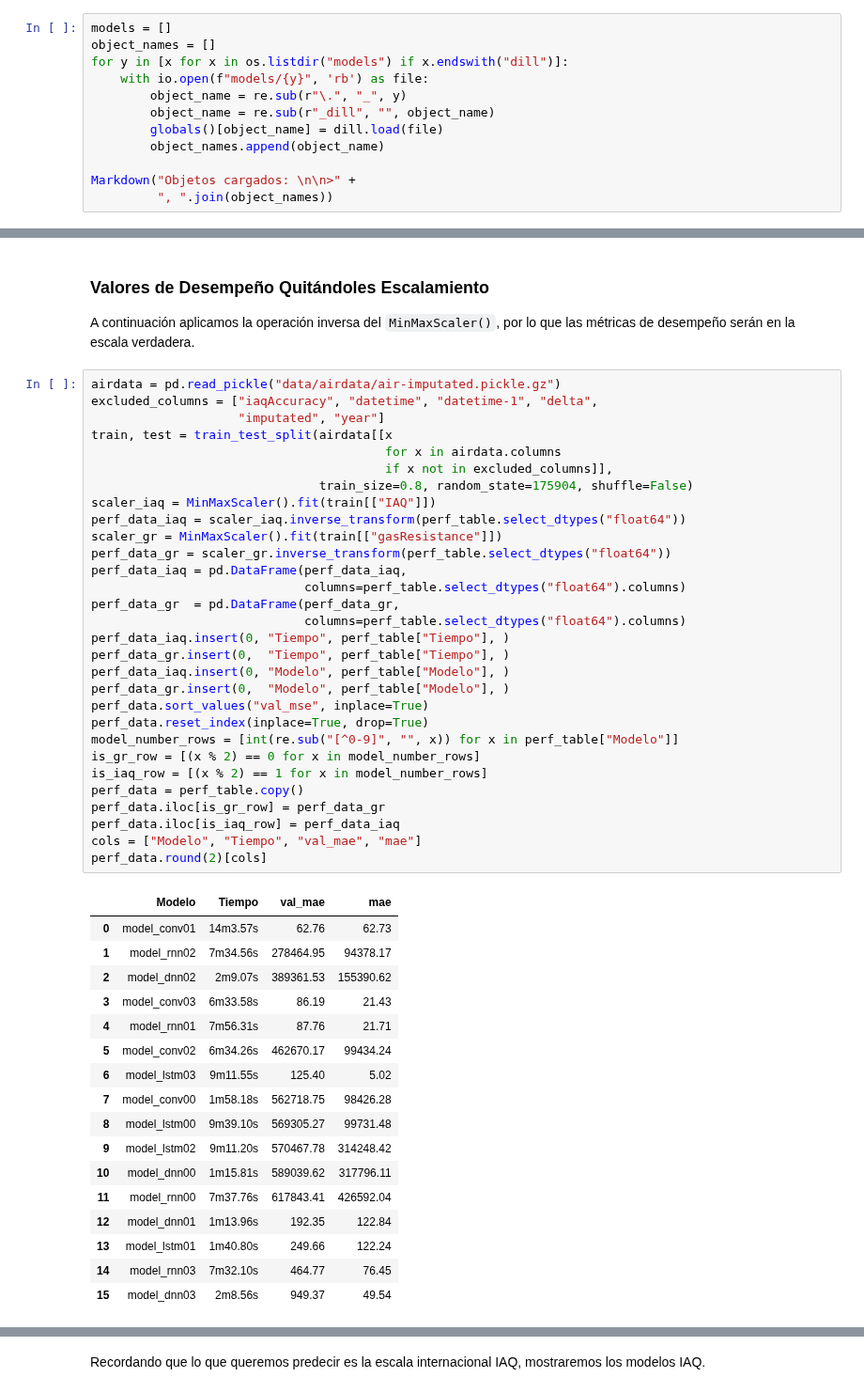
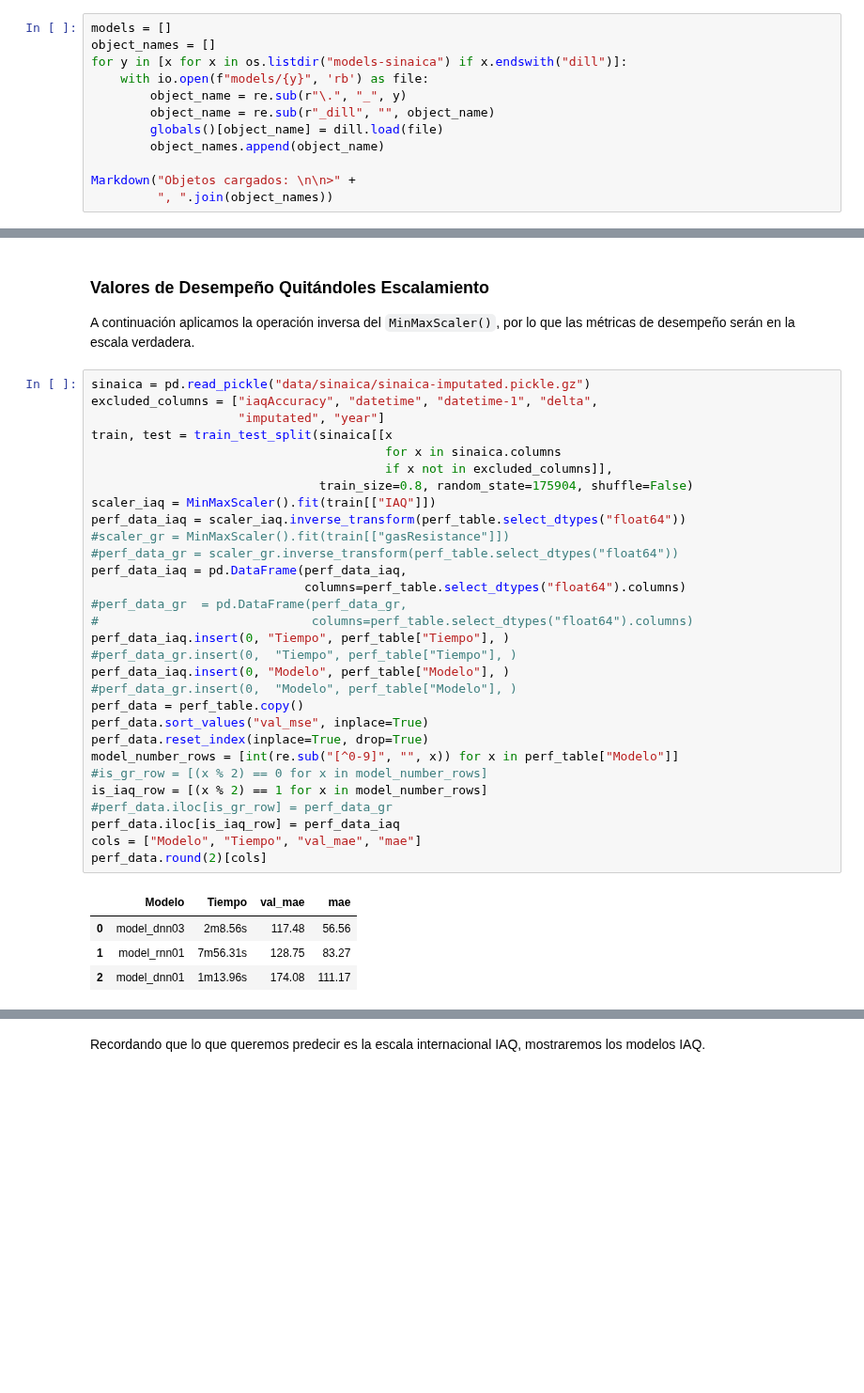
Before and after one commit to philwebsurfer/dlfinal, a Jupyter notebook: proyectofinal03_sensor-sinaica.ipynb, the cells around one changed output, grey strips where cells are left out. Shown at 94% size. Saved outputs shown, nothing was run; the diff lists cells and outputs as text; blank space fills up the shorter version.

```diff
--- a/proyectofinal03_sensor-sinaica.ipynb
+++ b/proyectofinal03_sensor-sinaica.ipynb
@@ -26,7 +26,7 @@ from sklearn.model_selection import train_test_split
 # %%
 models = []
 object_names = []
-for y in [x for x in os.listdir("models") if x.endswith("dill")]:
+for y in [x for x in os.listdir("models-sinaica") if x.endswith("dill")]:
     with io.open(f"models/{y}", 'rb') as file:
         object_name = re.sub(r"\.", "_", y)
         object_name = re.sub(r"_dill", "", object_name)
@@ -239,51 +226,38 @@ perf_table.round(4)
 
 A continuación aplicamos la operación inversa del `MinMaxScaler()`, por lo que las métricas de desempeño serán en la escala verdadera.
 # %%
-airdata = pd.read_pickle("data/airdata/air-imputated.pickle.gz")
+sinaica = pd.read_pickle("data/sinaica/sinaica-imputated.pickle.gz")
 excluded_columns = ["iaqAccuracy", "datetime", "datetime-1", "delta",
                     "imputated", "year"]
-train, test = train_test_split(airdata[[x
-                                        for x in airdata.columns
+train, test = train_test_split(sinaica[[x
+                                        for x in sinaica.columns
                                         if x not in excluded_columns]],
                                train_size=0.8, random_state=175904, shuffle=False)
 scaler_iaq = MinMaxScaler().fit(train[["IAQ"]])
 perf_data_iaq = scaler_iaq.inverse_transform(perf_table.select_dtypes("float64"))
-scaler_gr = MinMaxScaler().fit(train[["gasResistance"]])
-perf_data_gr = scaler_gr.inverse_transform(perf_table.select_dtypes("float64"))
+#scaler_gr = MinMaxScaler().fit(train[["gasResistance"]])
+#perf_data_gr = scaler_gr.inverse_transform(perf_table.select_dtypes("float64"))
 perf_data_iaq = pd.DataFrame(perf_data_iaq,
                              columns=perf_table.select_dtypes("float64").columns)
-perf_data_gr  = pd.DataFrame(perf_data_gr,
-                             columns=perf_table.select_dtypes("float64").columns)
+#perf_data_gr  = pd.DataFrame(perf_data_gr,
+#                             columns=perf_table.select_dtypes("float64").columns)
 perf_data_iaq.insert(0, "Tiempo", perf_table["Tiempo"], )
-perf_data_gr.insert(0,  "Tiempo", perf_table["Tiempo"], )
+#perf_data_gr.insert(0,  "Tiempo", perf_table["Tiempo"], )
 perf_data_iaq.insert(0, "Modelo", perf_table["Modelo"], )
-perf_data_gr.insert(0,  "Modelo", perf_table["Modelo"], )
+#perf_data_gr.insert(0,  "Modelo", perf_table["Modelo"], )
+perf_data = perf_table.copy()
 perf_data.sort_values("val_mse", inplace=True)
 perf_data.reset_index(inplace=True, drop=True)
 model_number_rows = [int(re.sub("[^0-9]", "", x)) for x in perf_table["Modelo"]]
-is_gr_row = [(x % 2) == 0 for x in model_number_rows]
+#is_gr_row = [(x % 2) == 0 for x in model_number_rows]
 is_iaq_row = [(x % 2) == 1 for x in model_number_rows]
-perf_data = perf_table.copy()
-perf_data.iloc[is_gr_row] = perf_data_gr
+#perf_data.iloc[is_gr_row] = perf_data_gr
 perf_data.iloc[is_iaq_row] = perf_data_iaq
 cols = ["Modelo", "Tiempo", "val_mae", "mae"]
 perf_data.round(2)[cols]
 # %% [output]
 |  | Modelo | Tiempo | val_mae | mae |
-| 0 | model_conv01 | 14m3.57s | 62.76 | 62.73 |
-| 1 | model_rnn02 | 7m34.56s | 278464.95 | 94378.17 |
-| 2 | model_dnn02 | 2m9.07s | 389361.53 | 155390.62 |
-| 3 | model_conv03 | 6m33.58s | 86.19 | 21.43 |
-| 4 | model_rnn01 | 7m56.31s | 87.76 | 21.71 |
-| 5 | model_conv02 | 6m34.26s | 462670.17 | 99434.24 |
-| 6 | model_lstm03 | 9m11.55s | 125.40 | 5.02 |
-| 7 | model_conv00 | 1m58.18s | 562718.75 | 98426.28 |
-| 8 | model_lstm00 | 9m39.10s | 569305.27 | 99731.48 |
-| 9 | model_lstm02 | 9m11.20s | 570467.78 | 314248.42 |
-| 10 | model_dnn00 | 1m15.81s | 589039.62 | 317796.11 |
-| 11 | model_rnn00 | 7m37.76s | 617843.41 | 426592.04 |
-| 12 | model_dnn01 | 1m13.96s | 192.35 | 122.84 |
-| 13 | model_lstm01 | 1m40.80s | 249.66 | 122.24 |
-| 14 | model_rnn03 | 7m32.10s | 464.77 | 76.45 |
-| 15 | model_dnn03 | 2m8.56s | 949.37 | 49.54 |
+| 0 | model_dnn03 | 2m8.56s | 117.48 | 56.56 |
+| 1 | model_rnn01 | 7m56.31s | 128.75 | 83.27 |
+| 2 | model_dnn01 | 1m13.96s | 174.08 | 111.17 |
 # %% [markdown]
```
Also changed, not shown: parts of 11 cells of this notebook, 1 other file.
